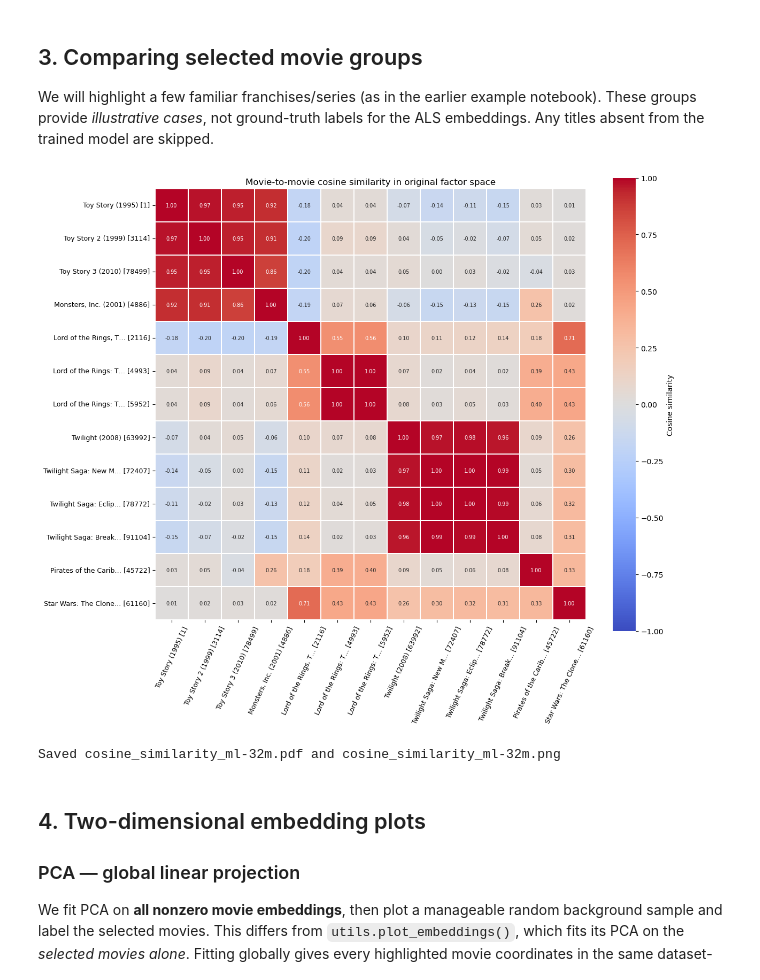
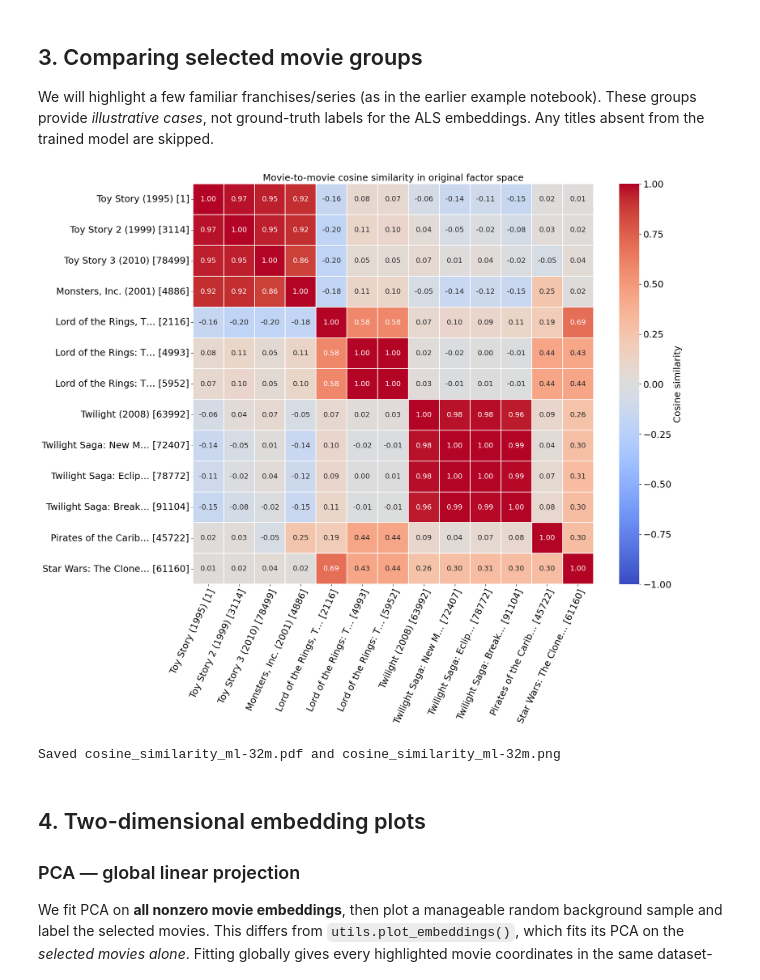
Before and after one commit to emmanuelayanful/Movie-Recommendation-System, a Jupyter notebook: analysis.ipynb, the cells around one changed output. Saved outputs shown, nothing was run; the diff lists cells and outputs as text; code cells hidden in the pictures.

```diff
--- a/analysis.ipynb
+++ b/analysis.ipynb
@@ -28,6 +28,9 @@ import seaborn as sns
 from IPython.display import Markdown, display
 from sklearn.decomposition import PCA
 from sklearn.manifold import TSNE
+from src.utils import PLOT_STYLE, FONT_SIZE
+
+plt.rcParams.update(PLOT_STYLE)
 
 # ---------------------- Reviewer settings ----------------------
 DATASET_NAME = "ml-32m"            # Alternatively, "ml-latest-small"
@@ -298,41 +301,73 @@ selected_indices = np.array([movie_to_index[m] for m in selected_ids], dtype=int
 if len(selected_ids) < 3:
     raise ValueError("Fewer than three selected movies have valid factors.")
 
 
 def short_title(movie_id: int, max_length: int = 28) -> str:
     title = movie_name(movie_id)
     return (title[:max_length - 1] + "…") if len(title) > max_length else title
 
 
 def save_and_display(fig: plt.Figure, stem: str) -> None:
     """
     Save analysis figures separately from figures produced by main.py.
     """
     pdf_path = ANALYSIS_DIR / f"{stem}.pdf"
     fig.savefig(pdf_path, format="pdf", bbox_inches="tight")
     fig.savefig(pdf_path.with_suffix(".png"), format="png", dpi=220, bbox_inches="tight")
     display(fig)
     plt.close(fig)
     print(f"Saved {pdf_path.name} and {pdf_path.with_suffix('.png').name}")
 
 
+# selected_unit_vectors = unit_factors[selected_indices]
+# cosine_matrix = selected_unit_vectors @ selected_unit_vectors.T
+# heatmap_labels = [f"{short_title(m, 21)} [{m}]" for m in selected_ids]
+
+# fig, ax = plt.subplots(figsize=(13, 11))
+# sns.heatmap(
+#     cosine_matrix, xticklabels=heatmap_labels, yticklabels=heatmap_labels,
+#     cmap="coolwarm", center=0, vmin=-1, vmax=1,
+#     annot=True, fmt=".2f", annot_kws={"fontsize": 7},
+#     square=True, linewidths=0.25, cbar_kws={"label": "Cosine similarity"}, ax=ax,
+# )
+# ax.set_title("Movie-to-movie cosine similarity in original factor space")
+# ax.tick_params(axis="x", rotation=65, labelsize=9)
+# ax.tick_params(axis="y", rotation=0, labelsize=9)
+# save_and_display(fig, f"cosine_similarity_{DATASET_NAME}")
+
 selected_unit_vectors = unit_factors[selected_indices]
 cosine_matrix = selected_unit_vectors @ selected_unit_vectors.T
 heatmap_labels = [f"{short_title(m, 21)} [{m}]" for m in selected_ids]
 
-fig, ax = plt.subplots(figsize=(13, 11))
+fig, ax = plt.subplots(figsize=(18, 14))
+
 sns.heatmap(
-    cosine_matrix, xticklabels=heatmap_labels, yticklabels=heatmap_labels,
-    cmap="coolwarm", center=0, vmin=-1, vmax=1,
-    annot=True, fmt=".2f", annot_kws={"fontsize": 7},
-    square=True, linewidths=0.25, cbar_kws={"label": "Cosine similarity"}, ax=ax,
+    cosine_matrix,
+    xticklabels=heatmap_labels,
+    yticklabels=heatmap_labels,
+    cmap="coolwarm",
+    center=0,
+    vmin=-1,
+    vmax=1,
+    annot=True,
+    fmt=".2f",
+    annot_kws={"fontsize": FONT_SIZE - 4},
+    square=True,
+    linewidths=0.25,
+    cbar_kws={"label": "Cosine similarity"},
+    ax=ax,
 )
+
 ax.set_title("Movie-to-movie cosine similarity in original factor space")
-ax.tick_params(axis="x", rotation=65, labelsize=9)
-ax.tick_params(axis="y", rotation=0, labelsize=9)
+
+ax.tick_params(axis="x", rotation=65)
+ax.tick_params(axis="y", rotation=0)
+
+plt.setp(ax.get_xticklabels(), ha="right", rotation_mode="anchor")
+
 save_and_display(fig, f"cosine_similarity_{DATASET_NAME}")
 # %% [output]
-[figure, old version]
+[figure, new version]
 Saved cosine_similarity_ml-32m.pdf and cosine_similarity_ml-32m.png
 # %% [markdown]
 ## 4. Two-dimensional embedding plots
```
Also changed, not shown: parts of 8 cells of this notebook, 21 other files.
